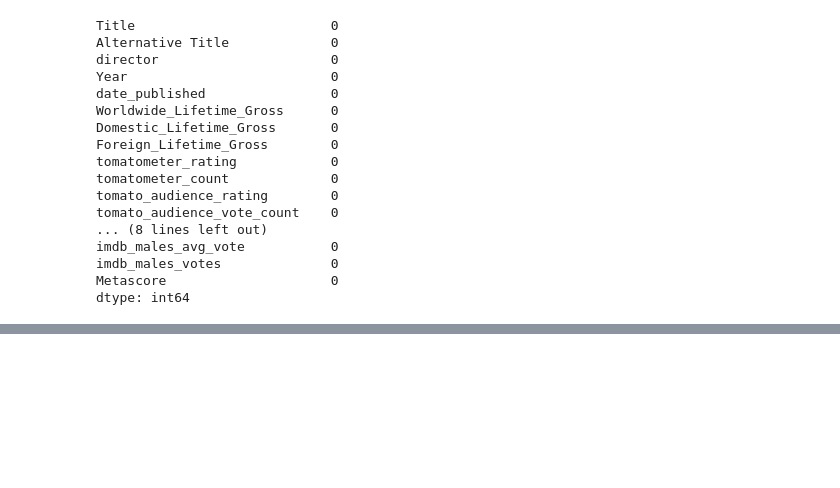
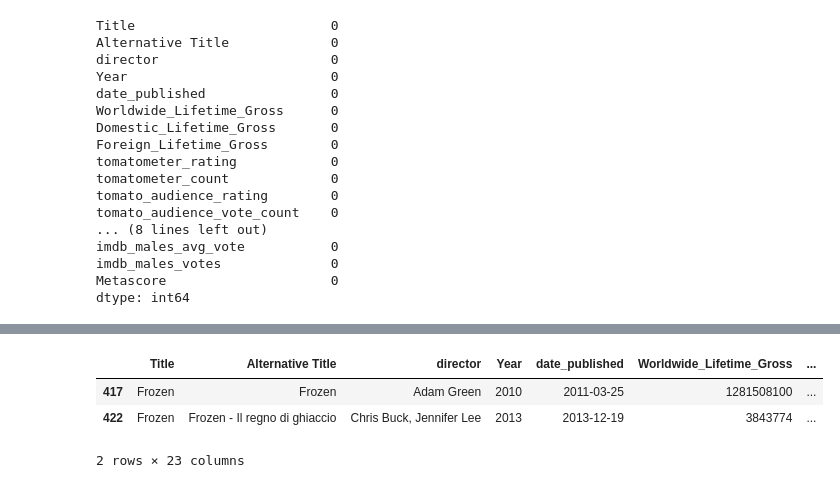
Before and after one commit to AminKafka/Movie-Boxoffice-Prediction-With-Critics-Votes, a Jupyter notebook: notebooks/final_merge.ipynb, the cells around one changed output, grey strips where cells are left out. Cells and saved outputs as stored; diff of their text form; code cells hidden in the pictures; blank space fills up the shorter version.

```diff
--- a/notebooks/final_merge.ipynb
+++ b/notebooks/final_merge.ipynb
@@ -106,0 +135,8 @@ dtype: int64
+# %%
+movie_final.drop([418,419,420,421,423,424],inplace=True)
+movie_final[movie_final.Title == 'Frozen']
+# %% [output]
+|  | Title | Alternative Title | director | Year | date_published | Worldwide_Lifetime_Gross | ... |
+| 417 | Frozen | Frozen | Adam Green | 2010 | 2011-03-25 | 1281508100 | ... |
+| 422 | Frozen | Frozen - Il regno di ghiaccio | Chris Buck, Jennifer Lee | 2013 | 2013-12-19 | 3843774 | ... |
+2 rows × 23 columns
```
Also changed, not shown: parts of 65 cells of this notebook, 1 other file.
